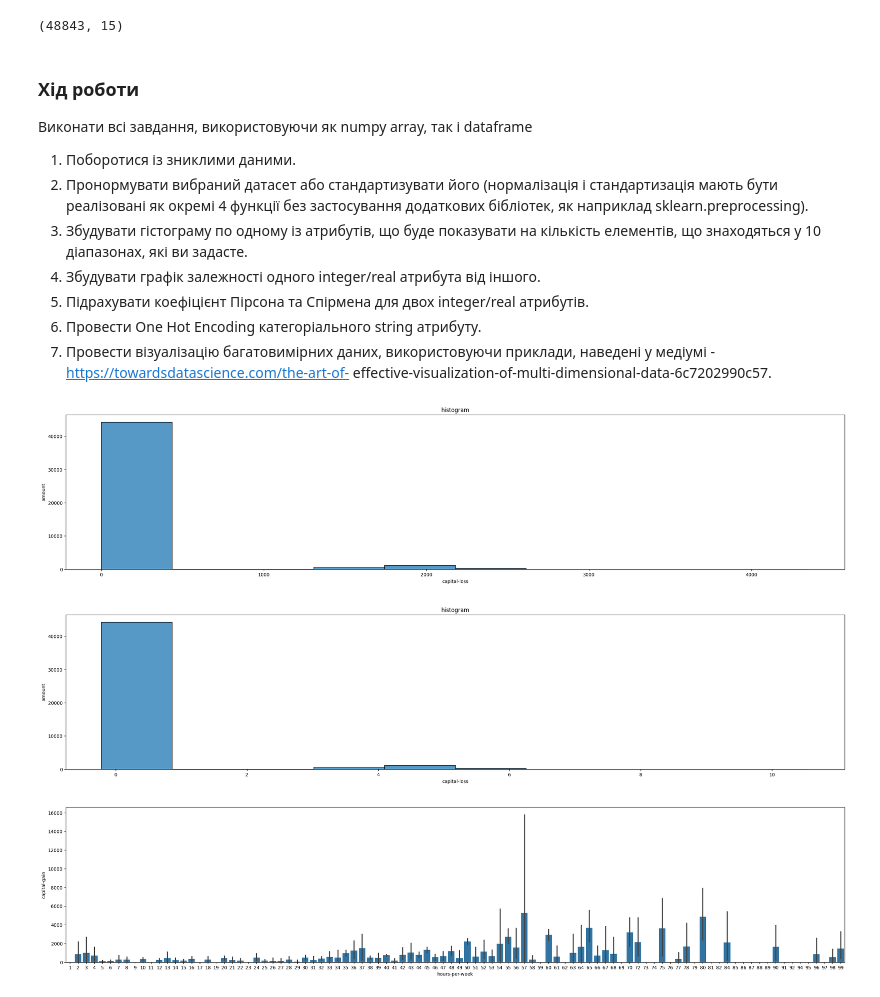
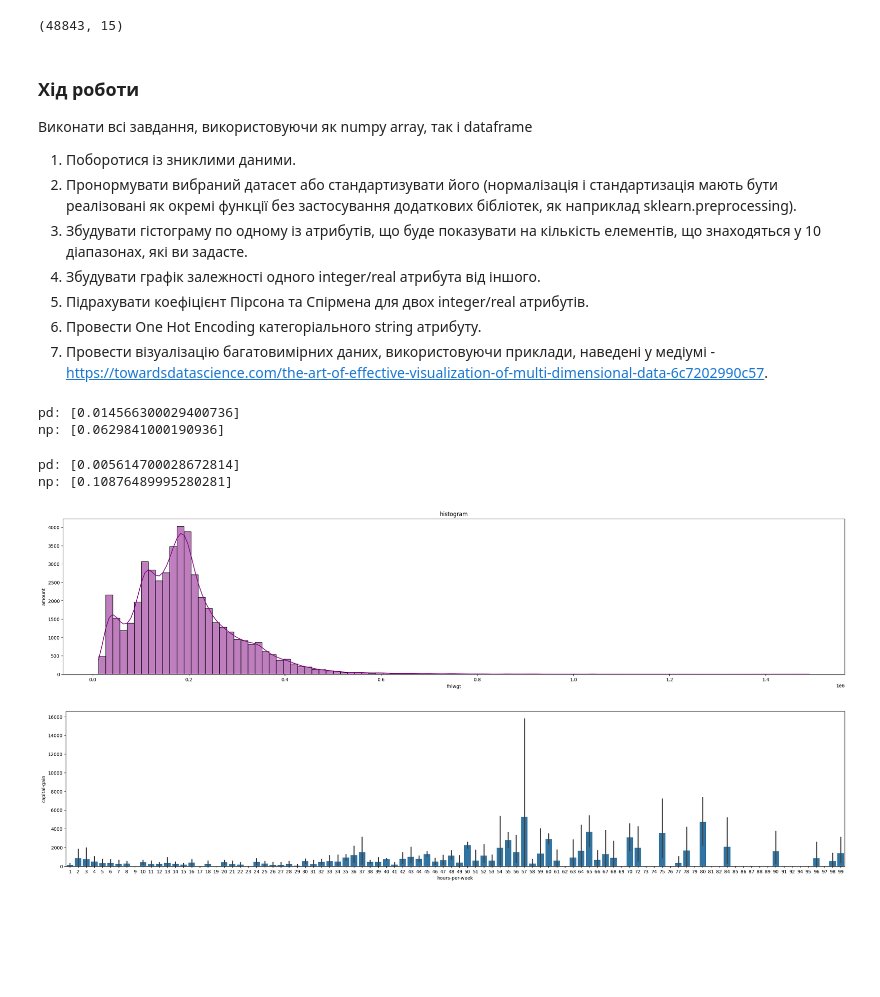
Before and after one commit to Lap-a/data_science-_kpi_ipt, a Jupyter notebook: data_science/lab4/lab4_2.ipynb, the cells around one changed output. Cells and saved outputs as stored; diff of their text form; code cells hidden in the pictures; blank space fills up the shorter version.

```diff
--- a/data_science/lab4/lab4_2.ipynb
+++ b/data_science/lab4/lab4_2.ipynb
@@ -83,12 +77,12 @@ dtype: int64
 Виконати всі завдання, використовуючи як numpy array, так і
 dataframe
 1. Поборотися із зниклими даними.
-2. Пронормувати вибраний датасет або стандартизувати його (нормалізація і стандартизація мають бути реалізовані як окремі 4 функції без застосування додаткових бібліотек, як наприклад sklearn.preprocessing).
+2. Пронормувати вибраний датасет або стандартизувати його (нормалізація і стандартизація мають бути реалізовані як окремі функції без застосування додаткових бібліотек, як наприклад sklearn.preprocessing).
 3. Збудувати гістограму по одному із атрибутів, що буде показувати на кількість елементів, що знаходяться у 10 діапазонах, які ви задасте.
 4. Збудувати графік залежності одного integer/real атрибута від іншого.
 5. Підрахувати коефіцієнт Пірсона та Спірмена для двох integer/real атрибутів.
 6. Провести One Hot Encoding категоріального string атрибуту.
-7. Провести візуалізацію багатовимірних даних, використовуючи приклади, наведені у медіумі - https://towardsdatascience.com/the-art-of- effective-visualization-of-multi-dimensional-data-6c7202990c57.
+7. Провести візуалізацію багатовимірних даних, використовуючи приклади, наведені у медіумі - https://towardsdatascience.com/the-art-of-effective-visualization-of-multi-dimensional-data-6c7202990c57.
 # %%
 #1
 def fight_NaN_pd(df):# for pandas dataframe
@@ -127,3 +121,17 @@ df = fight_NaN_pd(df)
 array = fight_NaN_np(array)
 #df = DropAndForget_pd(df)
 #array = DropAndForget_np(array)
+
+SeTuP = '''
+from __main__ import fight_NaN_pd, create_df, create_array, fight_NaN_np
+df = create_df()
+array = create_array()'''
+_pd= '''
+df = fight_NaN_pd(df)'''
+print("pd:", timeit.repeat(setup=SeTuP, stmt=_pd, repeat=1, number=1))
+_np = '''
+array = fight_NaN_np(array)'''
+print("np:", timeit.repeat(setup=SeTuP, stmt=_np, repeat=1, number=1))
+# %% [output]
+pd: [0.014566300029400736]
+np: [0.0629841000190936]
@@ -148,27 +138,66 @@ def standard(df):
+# %%
+#2
+def norm_pd(df):
+    result_df = df[["capital-gain", "capital-loss", "fnlwgt"]]
+    result_df = (result_df-result_df.min())/(result_df.max()-result_df.min())
+    return result_df
+
+def standard_pd(df):
+    result_df = df[["capital-gain", "capital-loss", "fnlwgt"]]
+    result_df = (result_df - result_df.mean()) / result_df.std()
+    return result_df
+
+def norm_np(array): # return only part with numbers
+    result_np = array[:, [2, 10, 11]].astype(float)
+    result_np = (result_np - result_np.min(axis=0)) / (result_np.max(axis=0) - result_np.min(axis=0))
+    return result_np
+
+def standard_np(array): # return only part with numbers
+    result_np = array[:, [2,  10, 11]].astype(float)
+    result_np = (result_np - result_np.mean(axis=0)) / result_np.std(axis=0)
+    return result_np
+
+SeTuP = '''
+from __main__ import fight_NaN_pd, create_df, create_array, fight_NaN_np, norm_pd, norm_np, standard_pd, standard_np
+df = fight_NaN_pd(create_df())
+array = fight_NaN_np(create_array())'''
+_pd= '''
+temp_df = standard_pd(df)
+norm_df = norm_pd(df)'''
+print("pd:", timeit.repeat(setup=SeTuP, stmt=_pd, repeat=1, number=1))
+_np = '''
+temp_arr = standard_np(array)
+norm_array = norm_np(array)'''
+print("np:", timeit.repeat(setup=SeTuP, stmt=_np, repeat=1, number=1))
+
+norm_df = norm_pd(df)
+norm_array = norm_np(array)
+# %% [output]
+pd: [0.005614700028672814]
+np: [0.10876489995280281]
 # %%
 #3
 def plot3(df, cat):
     plt.figure(figsize=(30,6))
     plt.title("histogram")
     plt.xlabel(cat)
     plt.ylabel("amount")
-    sns.histplot(df[cat], bins=10)
+    sns.histplot(df[cat], bins=100, kde=True, color='purple') # bins ??? binrange, binwidth
 
-cat = 'capital-loss'
+cat = 'fnlwgt'
 
 plot3(df, cat)
-plot3(standard(df), cat)
 # %% [output]
-[figure, old version]
+[figure, new version]
-[figure, removed]
 # %%
 #4
 def plot4(df):
     plt.figure(figsize=(30,6))
     sns.barplot(x=df['hours-per-week'], y=df['capital-gain'])
 
+
 plot4(df)
 # %% [output]
-[figure, old version]
+[figure, new version]
 # %%
 #5
```
Also changed, not shown: parts of 9 cells of this notebook.
